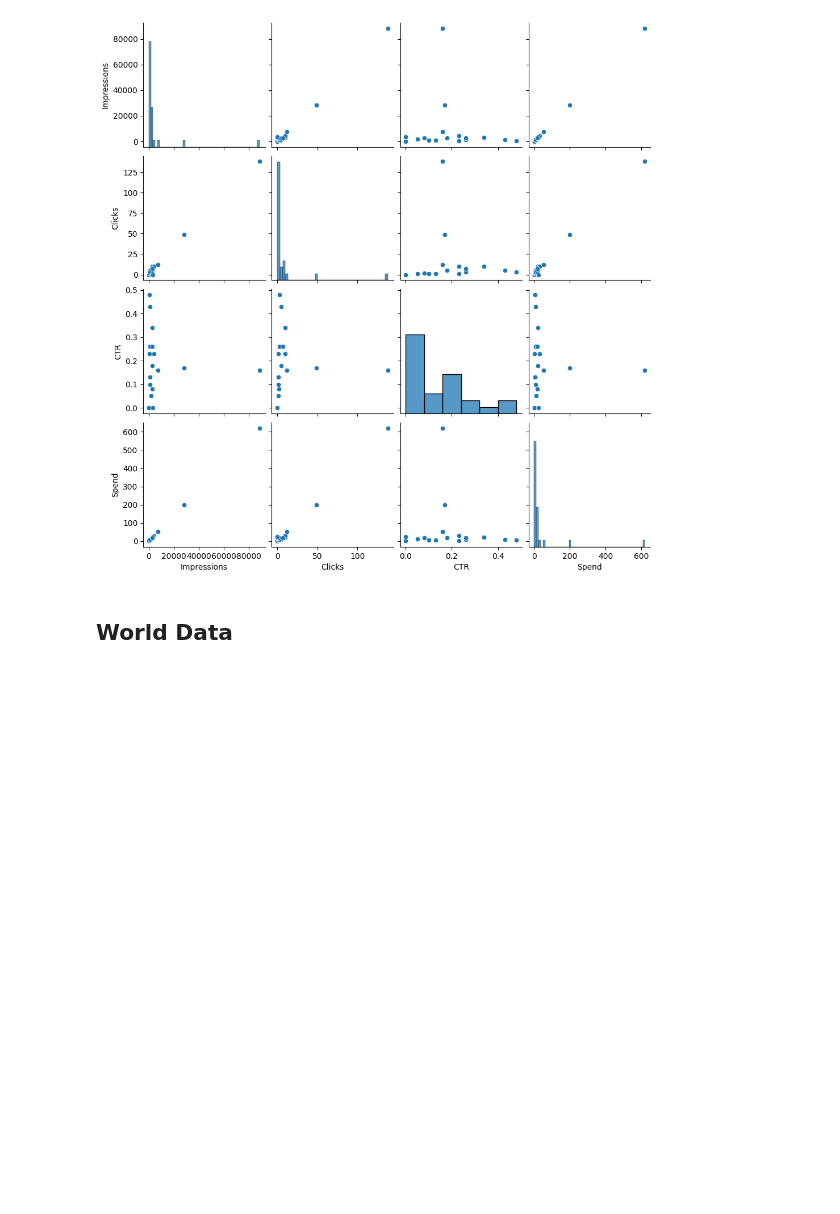
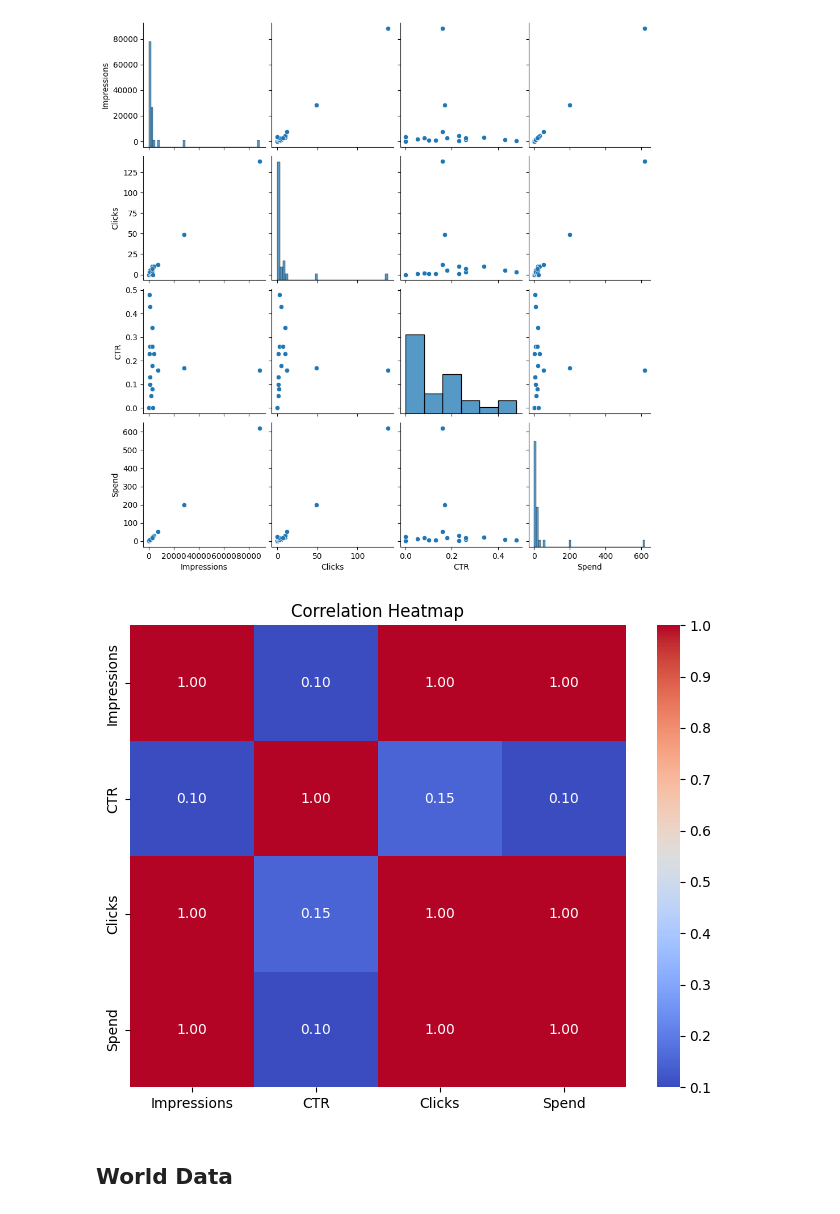
Before and after one commit to ewattudo/datamanagement, a Jupyter notebook: PS1.ipynb, the cells around one changed output. Drawn from its saved outputs; the diff is of its cells as text; code cells hidden in the pictures; blank space fills up the shorter version.

```diff
--- a/PS1.ipynb
+++ b/PS1.ipynb
@@ -328,6 +328,14 @@ sns.pairplot(Geofence)
 # %% [output]
 <seaborn.axisgrid.PairGrid at 0x...>
 [figure]
+# %%
+correlation_table = Geofence[['Impressions', 'CTR', 'Clicks','Spend']].corr().round(2)
+plt.figure(figsize=(8, 6))
+sns.heatmap(correlation_table, annot=True, cmap='coolwarm', fmt=".2f")
+plt.title("Correlation Heatmap")
+plt.show()
+# %% [output]
+[figure, added]
 # %% [markdown]
 ## World Data
 # %%
```
Also changed, not shown: parts of 1 cell of this notebook.
